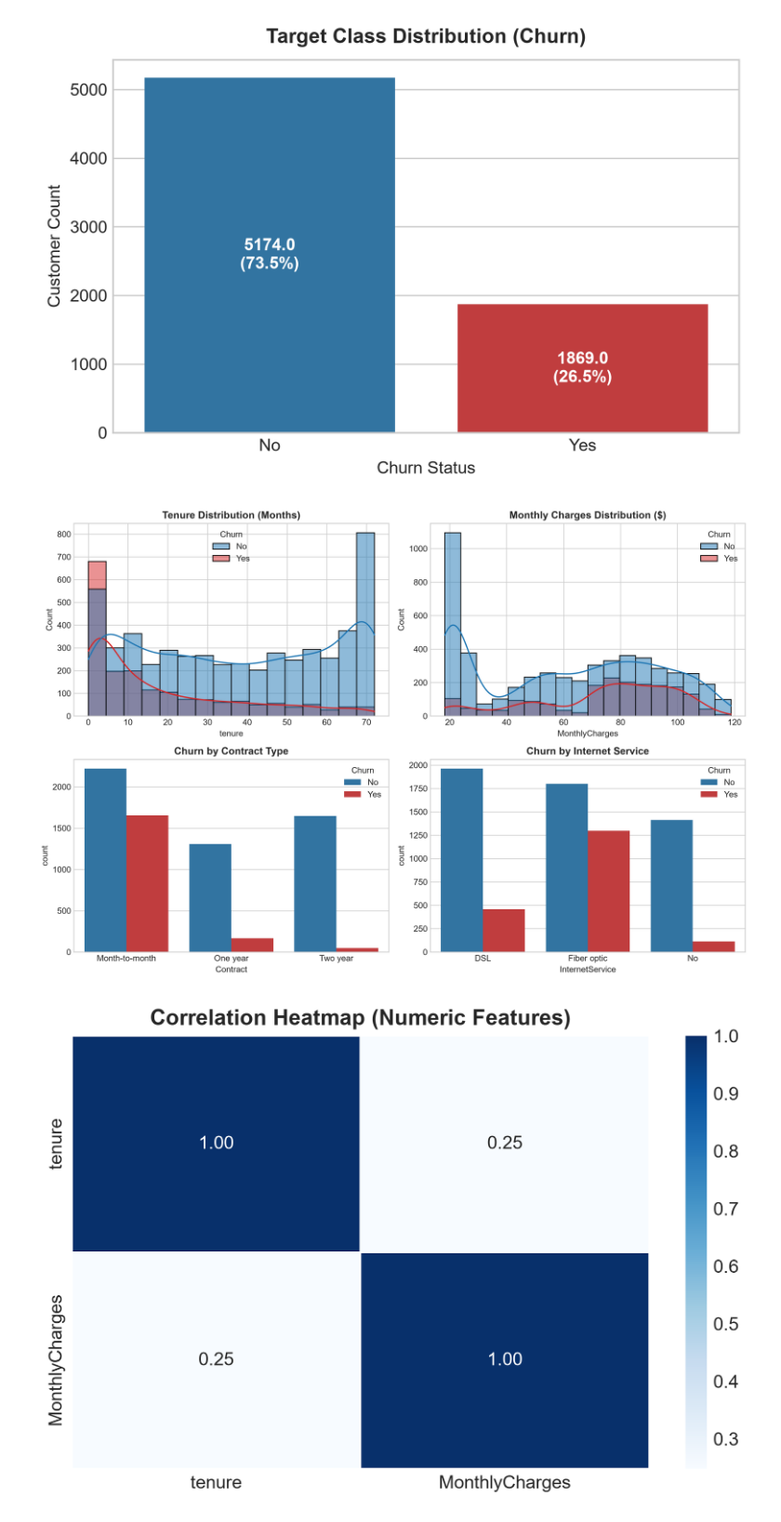
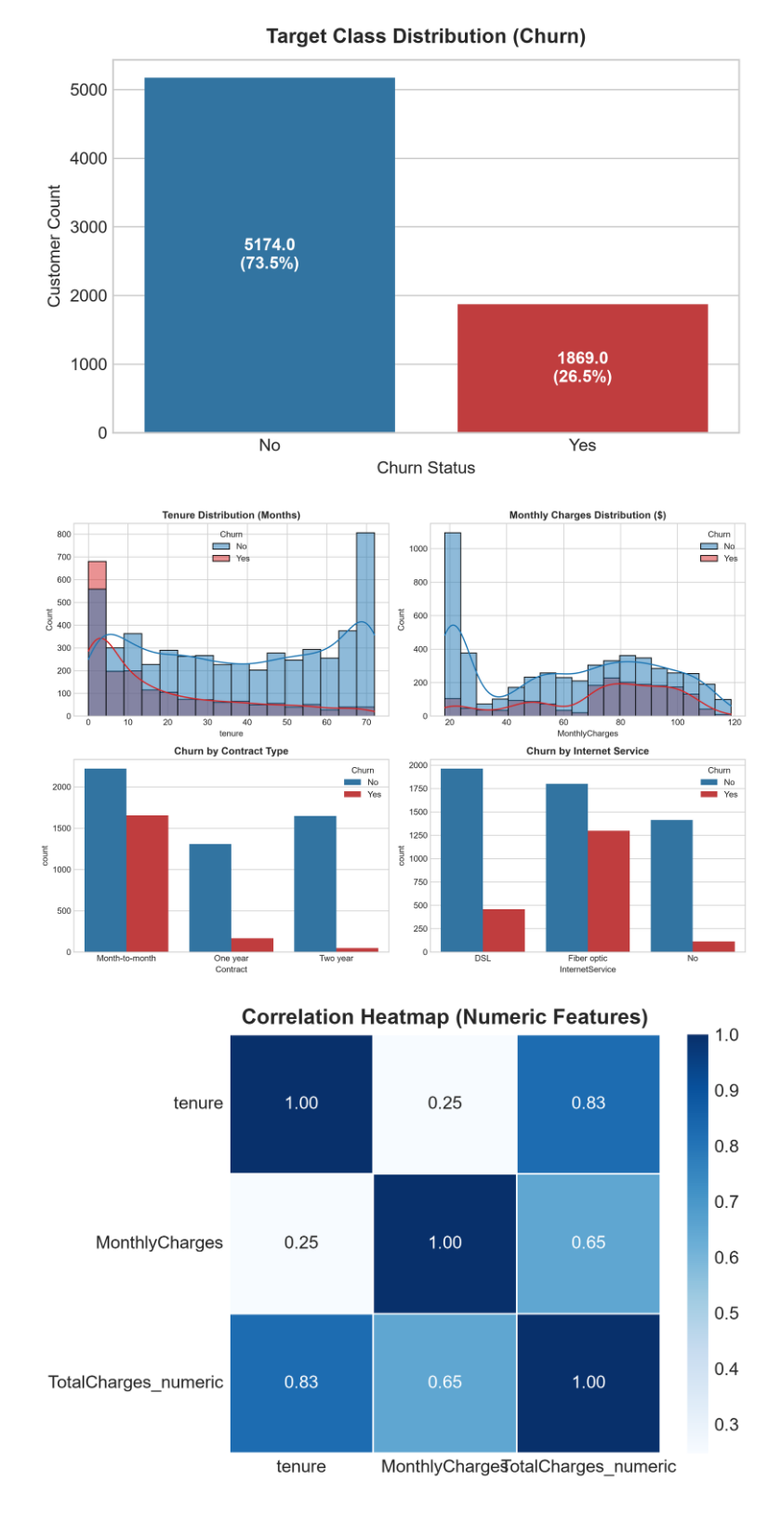
Before and after one commit to kwekumorgan/telco_churn_project, a Jupyter notebook: notebooks/01_data_understanding_and_exploration.ipynb, the cells around one changed output. Shown at 93% size. Cells and saved outputs as stored; diff of their text form; code cells hidden in the pictures.

Commit message:
fix(eda): include TotalCharges in correlation heatmap and outlier boxplots

```diff
--- a/notebooks/01_data_understanding_and_exploration.ipynb
+++ b/notebooks/01_data_understanding_and_exploration.ipynb
@@ -122,35 +122,38 @@ fig, axes = plt.subplots(2, 2, figsize=(12, 8))
 
 # Histogram: Tenure
 sns.histplot(data=df, x='tenure', hue='Churn', kde=True, palette=['#1f77b4', '#d62728'], ax=axes[0, 0])
 axes[0, 0].set_title('Tenure Distribution (Months)', fontweight='bold')
 
 # Histogram: Monthly Charges
 sns.histplot(data=df, x='MonthlyCharges', hue='Churn', kde=True, palette=['#1f77b4', '#d62728'], ax=axes[0, 1])
 axes[0, 1].set_title('Monthly Charges Distribution ($)', fontweight='bold')
 
 # Bar Chart: Contract Type
 sns.countplot(data=df, x='Contract', hue='Churn', palette=['#1f77b4', '#d62728'], ax=axes[1, 0])
 axes[1, 0].set_title('Churn by Contract Type', fontweight='bold')
 
 # Bar Chart: Internet Service
 sns.countplot(data=df, x='InternetService', hue='Churn', palette=['#1f77b4', '#d62728'], ax=axes[1, 1])
 axes[1, 1].set_title('Churn by Internet Service', fontweight='bold')
 
 plt.tight_layout()
 plt.savefig('../plots/02_visual_exploration.png')
 plt.show()
 
 # 2. Correlation Heatmap (Continuous Numerical Features)
+# Convert TotalCharges to numeric for EDA purposes (real cleaning happens in Notebook 2)
+df['TotalCharges_numeric'] = pd.to_numeric(df['TotalCharges'].str.strip(), errors='coerce')
+
 plt.figure(figsize=(6, 4))
-numeric_df = df[['tenure', 'MonthlyCharges']]
+numeric_df = df[['tenure', 'MonthlyCharges', 'TotalCharges_numeric']]
 sns.heatmap(numeric_df.corr(), annot=True, cmap='Blues', fmt='.2f', linewidths=0.5)
 plt.title('Correlation Heatmap (Numeric Features)', fontweight='bold')
 plt.tight_layout()
 plt.savefig('../plots/03_correlation_heatmap.png')
 plt.show()
 # %% [output]
 [figure]
-[figure, old version]
+[figure, new version]
 # %%
 # 1. Standard Missing Values
 print("--- Standard Missing Values (NaN) ---")
```
Also changed, not shown: parts of 1 cell of this notebook.
